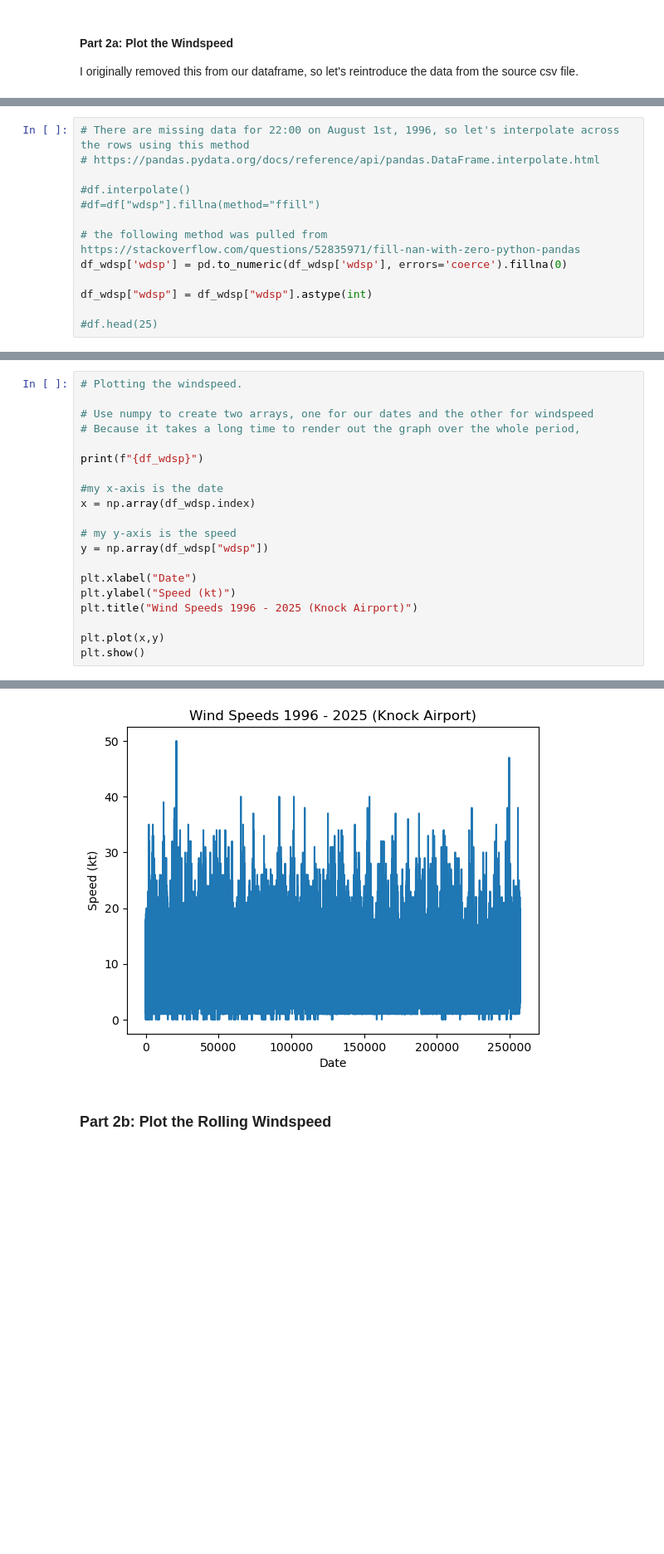
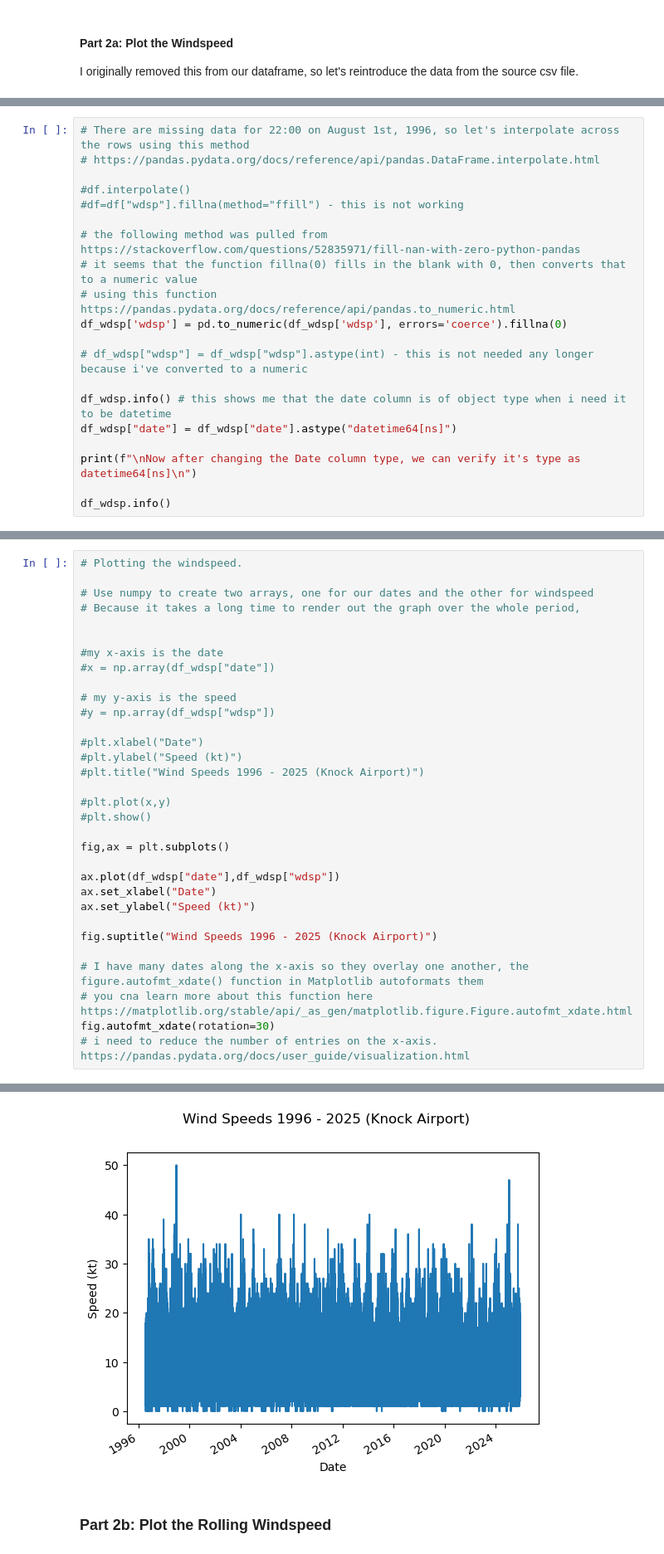
Before and after one commit to callagg2/PFDA, a Jupyter notebook: assignments/assignment06-Weather.ipynb, the cells around one changed output, grey strips where cells are left out. Shown at 83% size. Cells and saved outputs as stored; diff of their text form; blank space fills up the shorter version.

```diff
--- a/assignments/assignment06-Weather.ipynb
+++ b/assignments/assignment06-Weather.ipynb
@@ -270,11 +258,18 @@ print(f"{headers}\n")
 # https://pandas.pydata.org/docs/reference/api/pandas.DataFrame.interpolate.html
 
 #df.interpolate()
-#df=df["wdsp"].fillna(method="ffill")
+#df=df["wdsp"].fillna(method="ffill") - this is not working
 
 # the following method was pulled from https://stackoverflow.com/questions/52835971/fill-nan-with-zero-python-pandas
+# it seems that the function fillna(0) fills in the blank with 0, then converts that to a numeric value
+# using this function https://pandas.pydata.org/docs/reference/api/pandas.to_numeric.html
 df_wdsp['wdsp'] = pd.to_numeric(df_wdsp['wdsp'], errors='coerce').fillna(0)
 
-df_wdsp["wdsp"] = df_wdsp["wdsp"].astype(int)
+# df_wdsp["wdsp"] = df_wdsp["wdsp"].astype(int) - this is not needed any longer because i've converted to a numeric
 
-#df.head(25)
+df_wdsp.info() # this shows me that the date column is of object type when i need it to be datetime
+df_wdsp["date"] = df_wdsp["date"].astype("datetime64[ns]")
+
+print(f"\nNow after changing the Date column type, we can verify it's type as datetime64[ns]\n")
+
+df_wdsp.info()
@@ -284,18 +297,30 @@ df_wdsp["wdsp"] = df_wdsp["wdsp"].astype(int)
 # Use numpy to create two arrays, one for our dates and the other for windspeed
 # Because it takes a long time to render out the graph over the whole period,
 
-print(f"{df_wdsp}")
 
 #my x-axis is the date
-x = np.array(df_wdsp.index)
+#x = np.array(df_wdsp["date"])
 
 # my y-axis is the speed
-y = np.array(df_wdsp["wdsp"])
+#y = np.array(df_wdsp["wdsp"])
 
-plt.xlabel("Date")
-plt.ylabel("Speed (kt)")
-plt.title("Wind Speeds 1996 - 2025 (Knock Airport)")
+#plt.xlabel("Date")
+#plt.ylabel("Speed (kt)")
+#plt.title("Wind Speeds 1996 - 2025 (Knock Airport)")
 
-plt.plot(x,y)
-plt.show()
+#plt.plot(x,y)
+#plt.show()
+
+fig,ax = plt.subplots()
+
+ax.plot(df_wdsp["date"],df_wdsp["wdsp"])
+ax.set_xlabel("Date")
+ax.set_ylabel("Speed (kt)")
+
+fig.suptitle("Wind Speeds 1996 - 2025 (Knock Airport)")
+
+# I have many dates along the x-axis so they overlay one another, the figure.autofmt_xdate() function in Matplotlib autoformats them
+# you cna learn more about this function here https://matplotlib.org/stable/api/_as_gen/matplotlib.figure.Figure.autofmt_xdate.html
+fig.autofmt_xdate(rotation=30)
+# i need to reduce the number of entries on the x-axis. https://pandas.pydata.org/docs/user_guide/visualization.html
 # %% [output]
@@ -316,4 +327,4 @@ plt.show()
-[figure, old version]
+[figure, new version]
 # %% [markdown]
 ### Part 2b: Plot the Rolling Windspeed
 # %%
```
Also changed, not shown: parts of 19 cells of this notebook, 2 other files.
